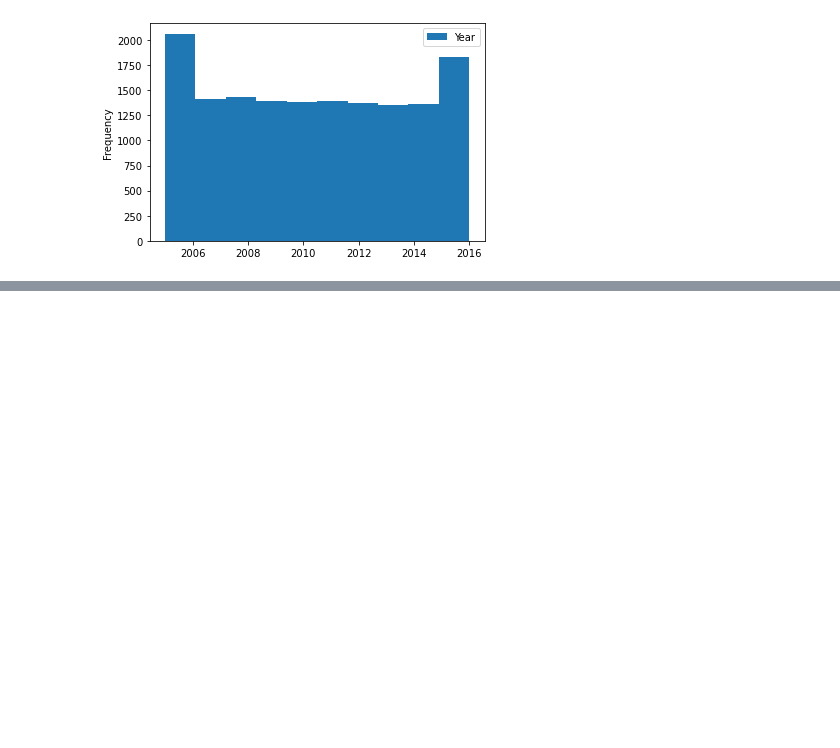
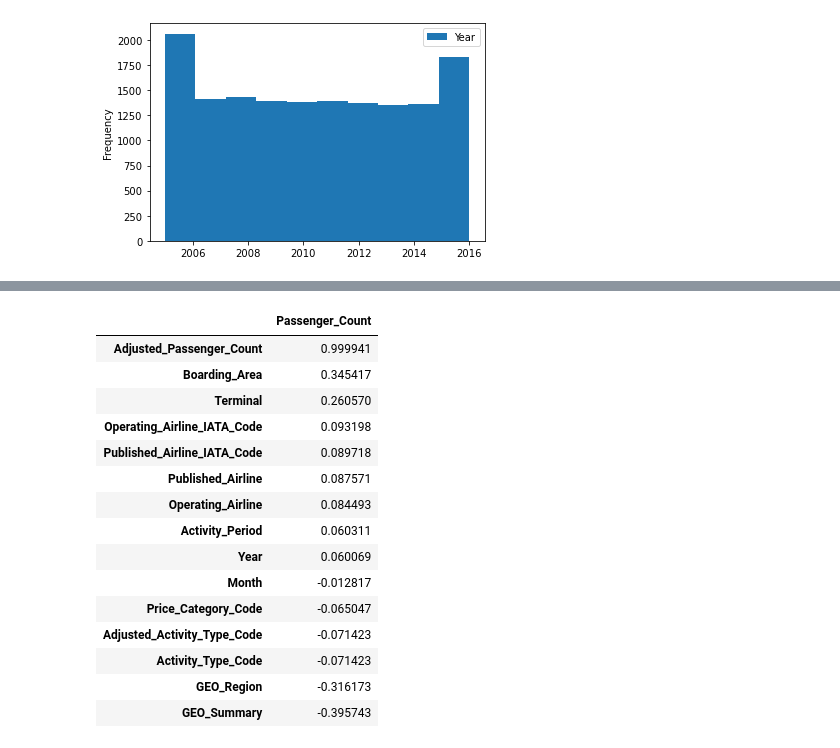
Before and after one commit to aldonaspirz/Air-Traffic, a Jupyter notebook: Air_traffic_preprocessing.ipynb, the cells around one changed output, grey strips where cells are left out. Drawn from its saved outputs; the diff is of its cells as text; code cells hidden in the pictures; blank space fills up the shorter version.

```diff
--- a/Air_traffic_preprocessing.ipynb
+++ b/Air_traffic_preprocessing.ipynb
@@ -209,0 +146,21 @@ Name: Activity Period, Length: 15007, dtype: int64
+# %%
+corr = df.corr()
+corr['Passenger_Count'].sort_values(ascending=False)[1:16].to_frame()\
+.style.background_gradient(axis=1,cmap=sns.light_palette('green', as_cmap=True))
+# %% [output]
+|  | Passenger_Count |
+| Adjusted_Passenger_Count | 0.999941 |
+| Boarding_Area | 0.345417 |
+| Terminal | 0.260570 |
+| Operating_Airline_IATA_Code | 0.093198 |
+| Published_Airline_IATA_Code | 0.089718 |
+| Published_Airline | 0.087571 |
+| Operating_Airline | 0.084493 |
+| Activity_Period | 0.060311 |
+| Year | 0.060069 |
+| Month | -0.012817 |
+| Price_Category_Code | -0.065047 |
+| Adjusted_Activity_Type_Code | -0.071423 |
+| Activity_Type_Code | -0.071423 |
+| GEO_Region | -0.316173 |
+| GEO_Summary | -0.395743 |
```
Also changed, not shown: parts of 22 cells of this notebook.
